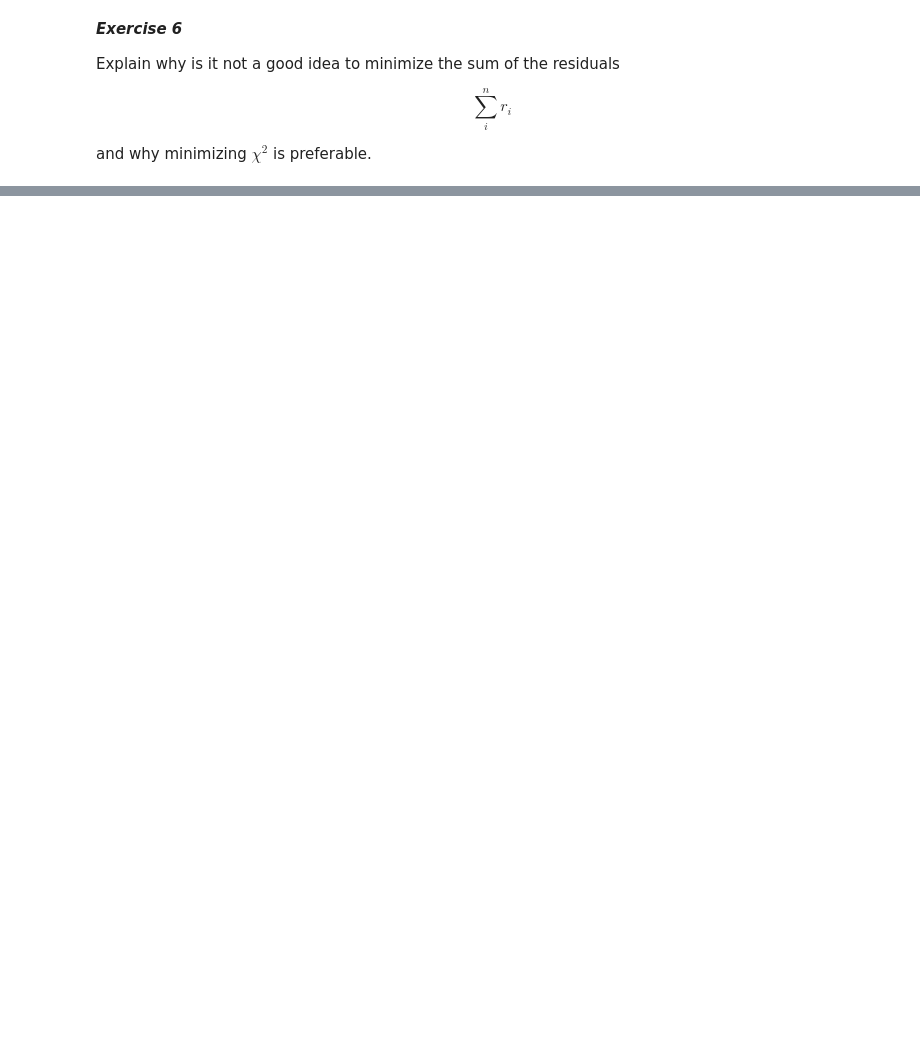
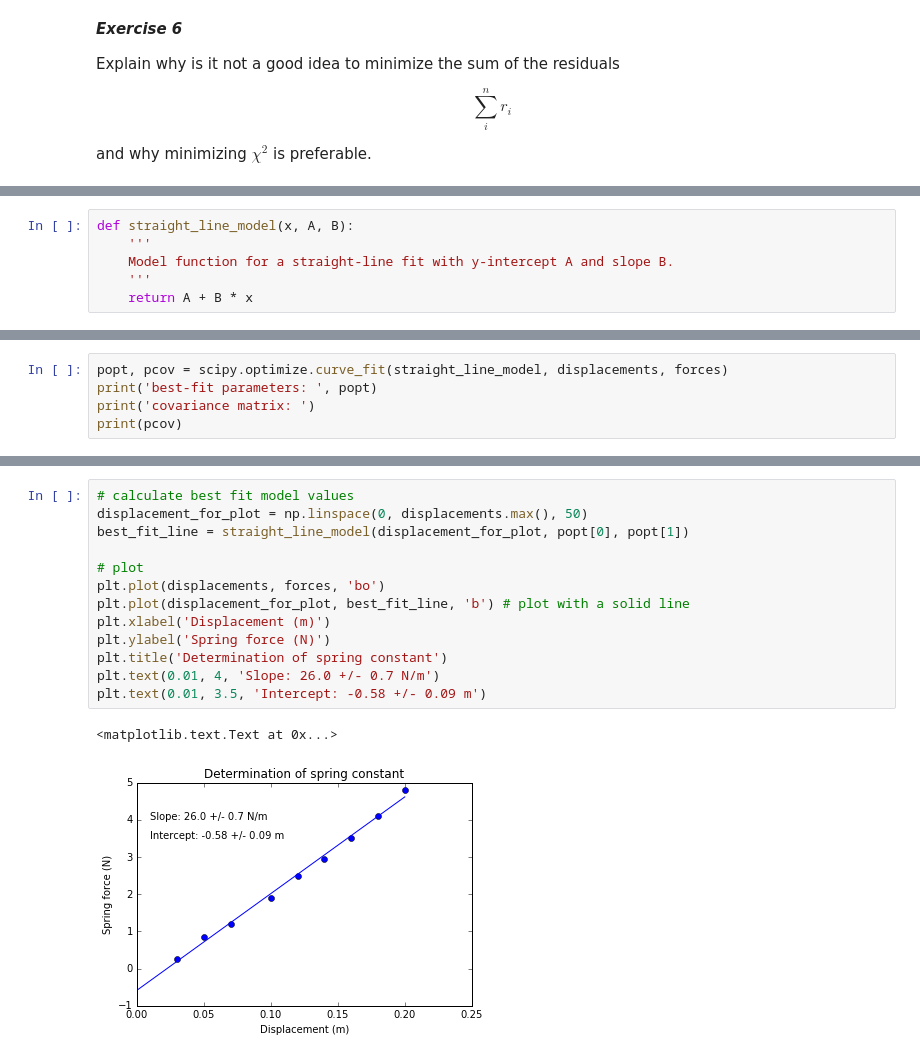
Before and after one commit to jeromefung/Physics-202-Lab-Data-Analysis, a Jupyter notebook: Lab 1c Introduction to Curve Fitting.ipynb, the cells around one changed output, grey strips where cells are left out. Saved outputs shown, nothing was run; the diff lists cells and outputs as text; blank space fills up the shorter version.

```diff
--- a/Lab 1c Introduction to Curve Fitting.ipynb
+++ b/Lab 1c Introduction to Curve Fitting.ipynb
@@ -54,0 +137,6 @@ and why minimizing $\chi^2$ is preferable.
+# %%
+def straight_line_model(x, A, B):
+    '''
+    Model function for a straight-line fit with y-intercept A and slope B.
+    '''
+    return A + B * x
@@ -54,0 +161,5 @@ and why minimizing $\chi^2$ is preferable.
+# %%
+popt, pcov = scipy.optimize.curve_fit(straight_line_model, displacements, forces)
+print('best-fit parameters: ', popt)
+print('covariance matrix: ')
+print(pcov)
@@ -54,0 +188,16 @@ and why minimizing $\chi^2$ is preferable.
+# %%
+# calculate best fit model values
+displacement_for_plot = np.linspace(0, displacements.max(), 50)
+best_fit_line = straight_line_model(displacement_for_plot, popt[0], popt[1])
+
+# plot
+plt.plot(displacements, forces, 'bo')
+plt.plot(displacement_for_plot, best_fit_line, 'b') # plot with a solid line
+plt.xlabel('Displacement (m)')
+plt.ylabel('Spring force (N)')
+plt.title('Determination of spring constant')
+plt.text(0.01, 4, 'Slope: 26.0 +/- 0.7 N/m')
+plt.text(0.01, 3.5, 'Intercept: -0.58 +/- 0.09 m')
+# %% [output]
+<matplotlib.text.Text at 0x...>
+[figure, added]
```
Also changed, not shown: parts of 18 cells of this notebook, 1 other file.
